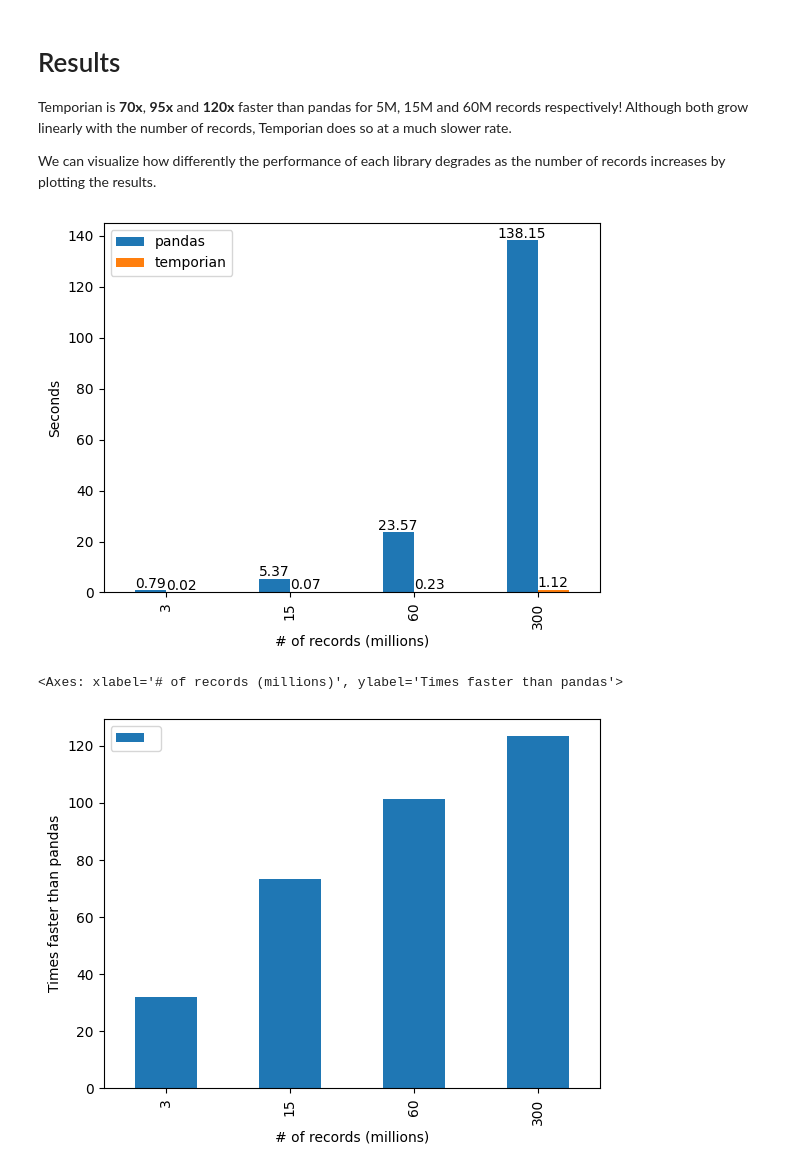
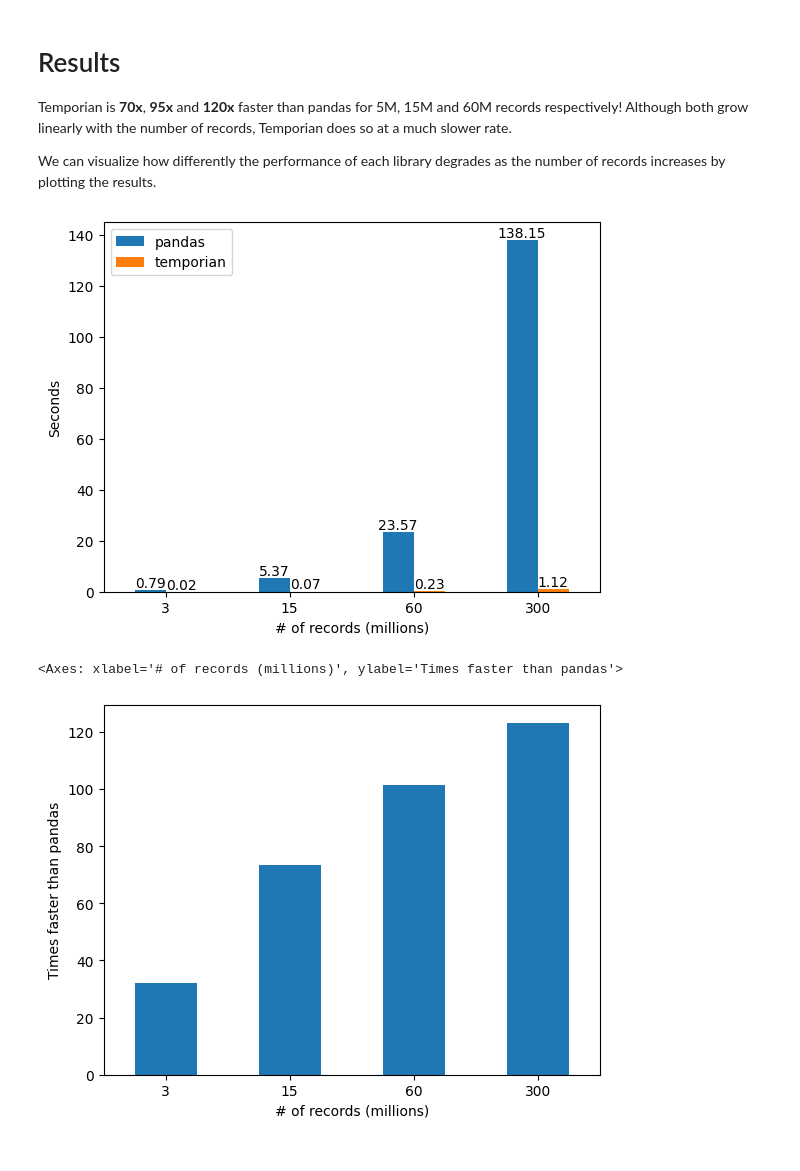
Before and after one commit to tryolabs/temporian-examples, a Jupyter notebook: examples/grouped_simple_moving_average.ipynb, the cells around one changed output. Drawn from its saved outputs; the diff is of its cells as text; code cells hidden in the pictures.

```diff
--- a/examples/grouped_simple_moving_average.ipynb
+++ b/examples/grouped_simple_moving_average.ipynb
@@ -231,17 +231,17 @@ data = pd.DataFrame({
     "pandas": [avg(pd_res), avg(pd_res_5x), avg(pd_res_20x), avg(pd_res_100x)],
     "temporian": [avg(tp_res), avg(tp_res_5x), avg(tp_res_20x), avg(tp_res_100x)],
 }, index=['3', '15', '60', '300'])
-ax = data.plot.bar(xlabel='# of records (millions)', ylabel='Seconds')
+ax = data.plot.bar(xlabel='# of records (millions)', ylabel='Seconds', rot=0)
 
 for container in ax.containers:
     ax.bar_label(container)
 # %% [output]
-[figure, old version]
+[figure, new version]
 # %%
 data = pd.DataFrame({
     "": [pd_res.average/tp_res.average, pd_res_5x.average/tp_res_5x.average, pd_res_20x.average/tp_res_20x.average, pd_res_100x.average/tp_res_100x.average],
 }, index=['3', '15', '60', '300'])
-data.plot.bar(xlabel='# of records (millions)', ylabel='Times faster than pandas')
+data.plot.bar(xlabel='# of records (millions)', ylabel='Times faster than pandas', legend=False, rot=0)
 # %% [output]
 <Axes: xlabel='# of records (millions)', ylabel='Times faster than pandas'>
-[figure, old version]
+[figure, new version]
```
